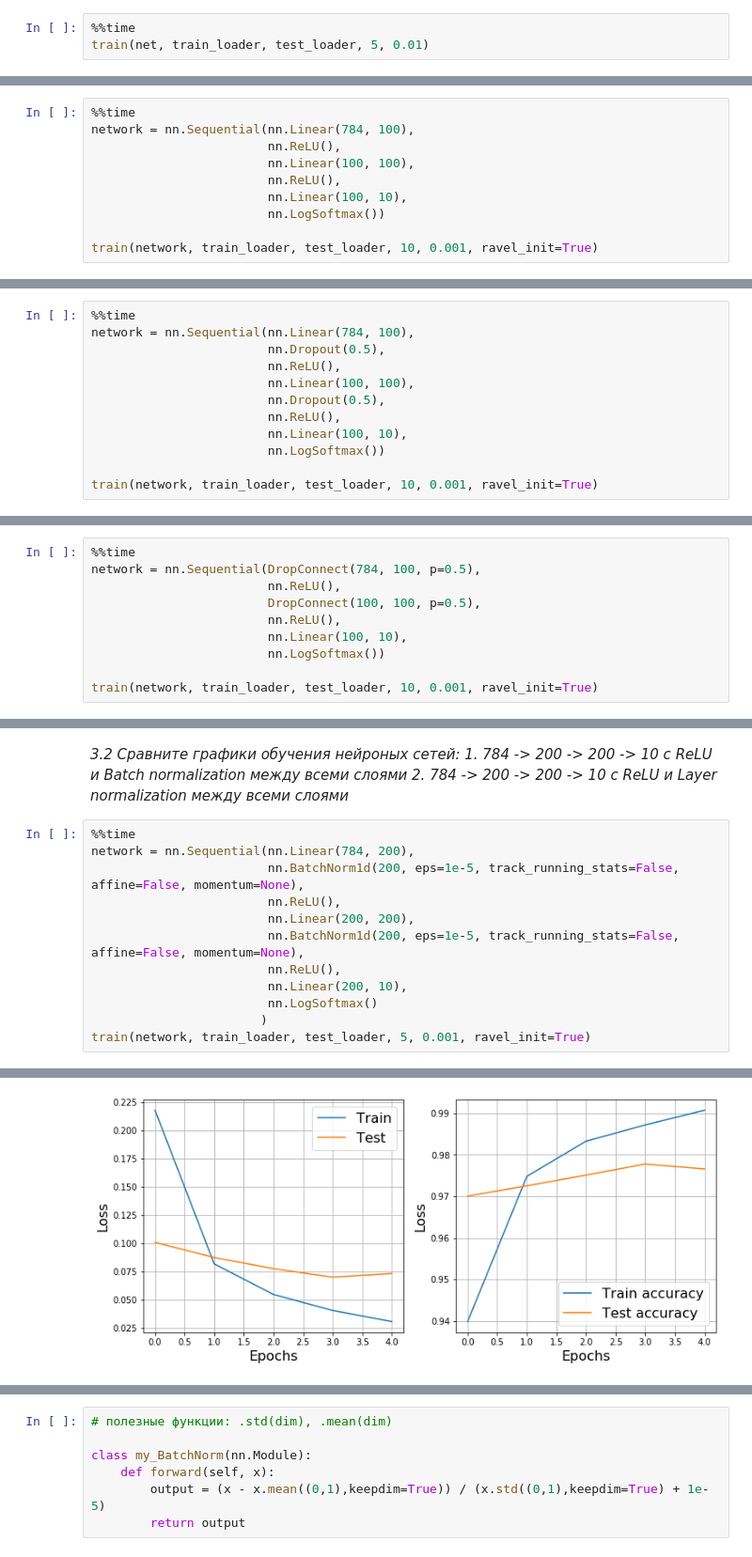
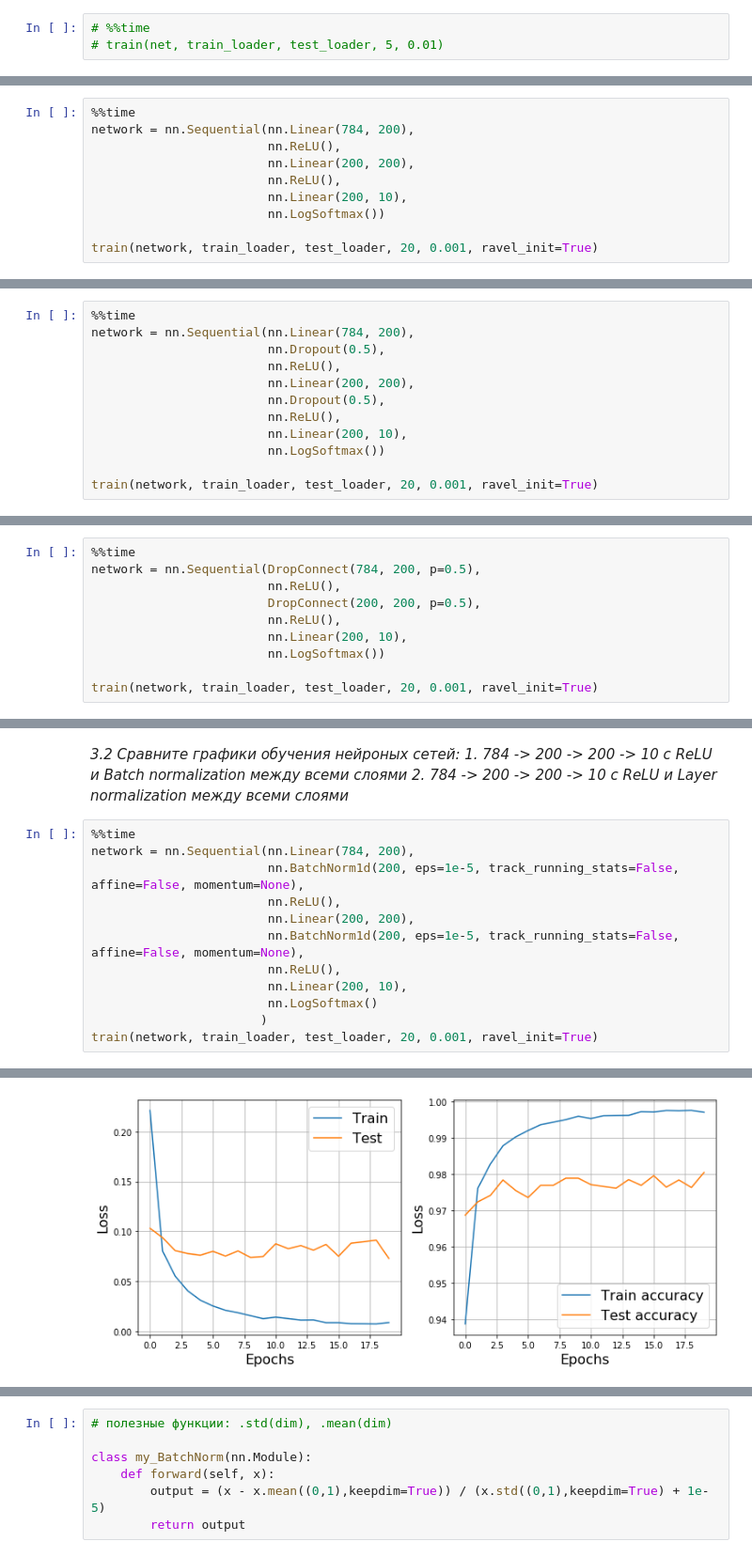
Before and after one commit to excander/neural_networks_sphere_2, a Jupyter notebook: Seminar 5/miklin_5 [2019], Speedup.ipynb, the cells around one changed output, grey strips where cells are left out. Shown at 94% size. Drawn from its saved outputs; the diff is of its cells as text.

```diff
--- a/Seminar 5/miklin_5 [2019], Speedup.ipynb
+++ b/Seminar 5/miklin_5 [2019], Speedup.ipynb
@@ -300,5 +300,5 @@ net.append(nn.Linear(sizes[-1], 10))
 net.append(nn.LogSoftmax(1))
 net = nn.Sequential(*net)
 # %%
-%%time
-train(net, train_loader, test_loader, 5, 0.01)
+# %%time
+# train(net, train_loader, test_loader, 5, 0.01)
@@ -313,12 +306,12 @@ Epoch 2... (Train/Test) NLL: 0.619/0.306        Accuracy: 0.840/0.921
 #### Сравнение
 # %%
 %%time
-network = nn.Sequential(nn.Linear(784, 100),
+network = nn.Sequential(nn.Linear(784, 200),
                         nn.ReLU(),
-                        nn.Linear(100, 100),
+                        nn.Linear(200, 200),
                         nn.ReLU(),
-                        nn.Linear(100, 10),
+                        nn.Linear(200, 10),
                         nn.LogSoftmax())
 
-train(network, train_loader, test_loader, 10, 0.001, ravel_init=True)
+train(network, train_loader, test_loader, 20, 0.001, ravel_init=True)
 # %% [output]
@@ -346,13 +339,13 @@ Wall time: 3min 27s
 # %%
 %%time
-network = nn.Sequential(nn.Linear(784, 100),
+network = nn.Sequential(nn.Linear(784, 200),
                         nn.Dropout(0.5),
                         nn.ReLU(),
-                        nn.Linear(100, 100),
+                        nn.Linear(200, 200),
                         nn.Dropout(0.5),
                         nn.ReLU(),
-                        nn.Linear(100, 10),
+                        nn.Linear(200, 10),
                         nn.LogSoftmax())
 
-train(network, train_loader, test_loader, 10, 0.001, ravel_init=True)
+train(network, train_loader, test_loader, 20, 0.001, ravel_init=True)
 # %% [output]
@@ -380,11 +373,11 @@ Wall time: 3min 14s
 # %%
 %%time
-network = nn.Sequential(DropConnect(784, 100, p=0.5),
+network = nn.Sequential(DropConnect(784, 200, p=0.5),
                         nn.ReLU(),
-                        DropConnect(100, 100, p=0.5),
+                        DropConnect(200, 200, p=0.5),
                         nn.ReLU(),
-                        nn.Linear(100, 10),
+                        nn.Linear(200, 10),
                         nn.LogSoftmax())
 
-train(network, train_loader, test_loader, 10, 0.001, ravel_init=True)
+train(network, train_loader, test_loader, 20, 0.001, ravel_init=True)
 # %% [output]
@@ -445,5 +438,5 @@ network = nn.Sequential(nn.Linear(784, 200),
                         nn.Linear(200, 10),
                         nn.LogSoftmax()
                        )
-train(network, train_loader, test_loader, 5, 0.001, ravel_init=True)
+train(network, train_loader, test_loader, 20, 0.001, ravel_init=True)
 # %% [output]
@@ -451 +444 @@ Epoch 4... (Train/Test) NLL: 0.030/0.073        Accuracy: 0.991/0.977
-[figure, old version]
+[figure, new version]
```
Also changed, not shown: parts of 13 cells of this notebook.
